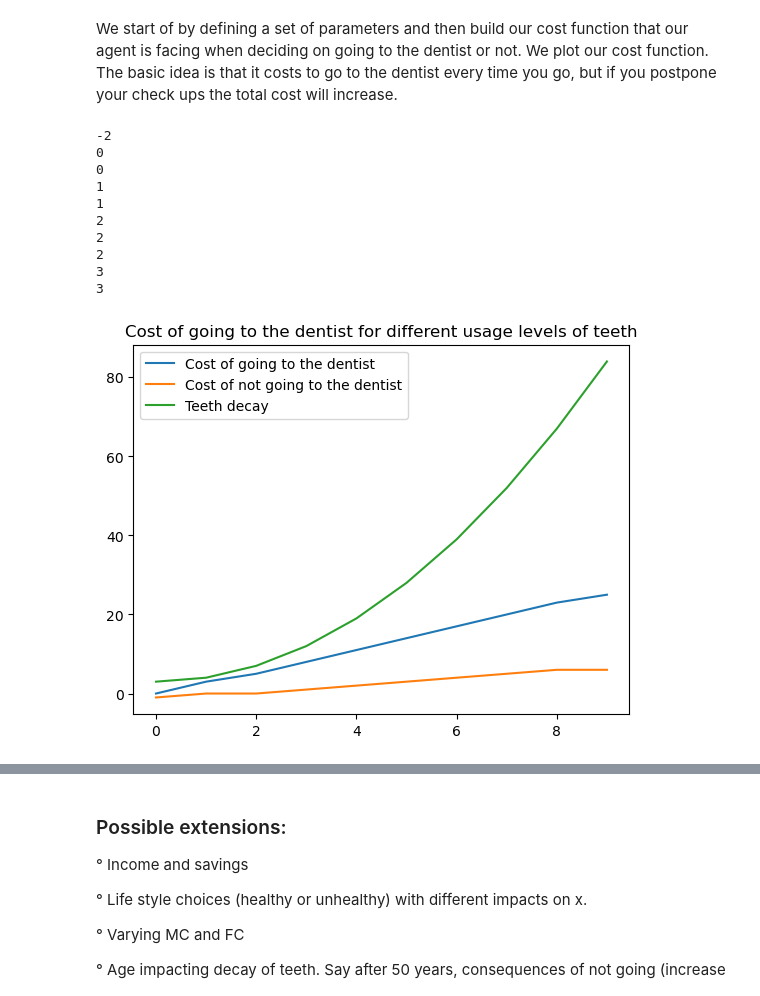
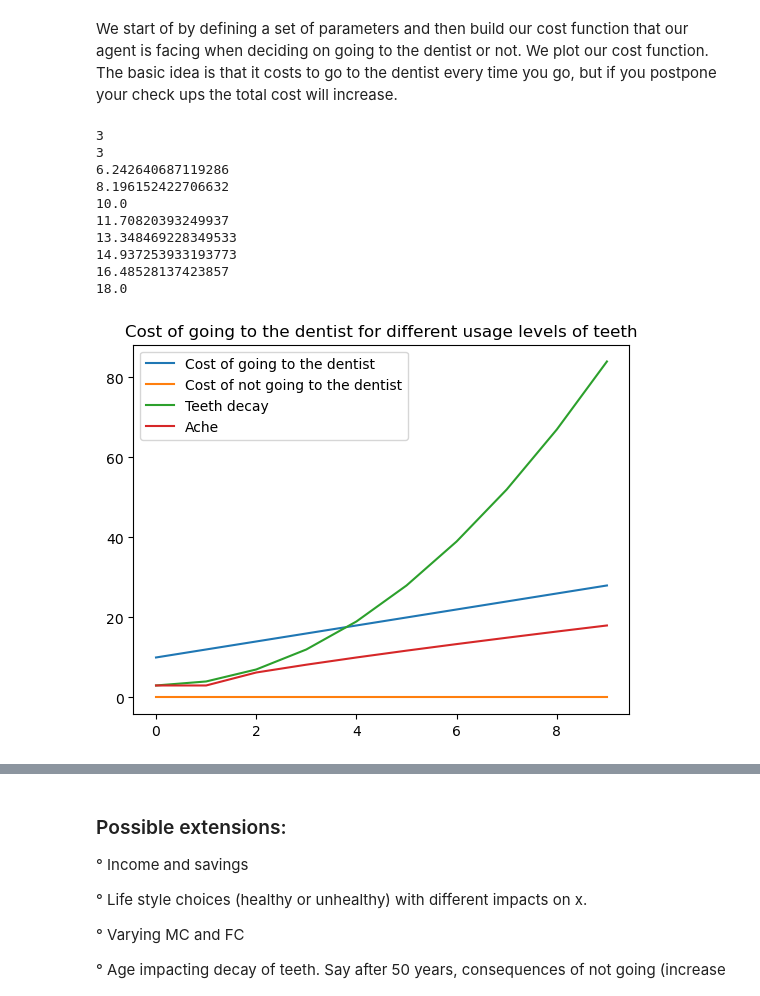
Before and after one commit to biguntitled/Intro_Num, a Jupyter notebook: Dentist.ipynb, the cells around one changed output, grey strips where cells are left out. Saved outputs shown, nothing was run; the diff lists cells and outputs as text; code cells hidden in the pictures.

```diff
--- a/Dentist.ipynb
+++ b/Dentist.ipynb
@@ -16,13 +16,13 @@ The basic idea is that it costs to go to the dentist every time you go, but if y
 # %%
 par = SimpleNamespace()
 par.x_t = 0 #x being the current level of usage of your teeth
-par.FC = 1 #Fixed cost of going to the dentist
+par.FC = 10 #Fixed cost of going to the dentist
 par.MC = 2 #Marginal cost of going to the dentist, depends on your usage of the teeth (when you last went)
 par.beta = 0.9 #Discount factor
 par.exponent = 2 #How bad your teeth decay if you don't see a dentist
-par.gamma = 0.1
+par.gamma = 3
 par.T = 3
-par.boost = 5
+par.boost = 10
 # %%
 def cost_dentist(par, d, x_t):
     if d == 0:
@@ -32,49 +32,54 @@ def cost_dentist(par, d, x_t):
 # %%
 def teeth_decay(par, d, x_t): #How your teeth are transitioning from one time period to the next
     if d == 0:
-
-        x_1 = int(x_t**par.exponent) + 3
+        x_1 = x_t**par.exponent + 3
     else:
         x_1 = max(x_t - par.boost, 0)
     return x_1
 # %%
 def disutil_ache(par, x_t):
-    disutil = (x_t**(1-par.gamma) - 1) / (1 - par.gamma)
-    return int(disutil)
+    if x_t < 2:
+        disutil = 3
+    else:
+        disutil = np.sqrt(x_t) * par.gamma + x_t
+    return disutil
 # %%
 def total_util(par, d, x_t):
     return -cost_dentist(par, d, x_t) - disutil_ache(par, x_t)
 # %%
-par.gamma = 0.6
 for i in range(0,10):
     print(disutil_ache(par, i))
 # %% [output]
--2
-0
-0
-1
-1
-2
-2
-2
 3
 3
+6.242640687119286
+8.196152422706632
+10.0
+11.70820393249937
+13.348469228349533
+14.937253933193773
+16.48528137423857
+18.0
 # %%
 c_going = []
 c_not_going = []
 expo = []
 logo = []
+ache = []
 decay = []
 for i in range(0,10):
-    c_going.append(cost_dentist(par,1, i)+ disutil_ache(par, i))
-    c_not_going.append(cost_dentist(par,0, i)+ disutil_ache(par, i))
+    c_going.append(cost_dentist(par,1, i))
+    c_not_going.append(cost_dentist(par,0, i))
     decay.append(teeth_decay(par, 0, i))
+    ache.append(disutil_ache(par, i))
+
 
 plt.plot(c_going, label='Cost of going to the dentist')
 plt.plot(c_not_going, label='Cost of not going to the dentist')
 plt.plot(decay, label='Teeth decay')
+plt.plot(ache, label='Ache')
 plt.title('Cost of going to the dentist for different usage levels of teeth')
 plt.legend()
 plt.show()
 # %% [output]
-[figure, old version]
+[figure, new version]
```
Also changed, not shown: parts of 6 cells of this notebook, 1 other file.
